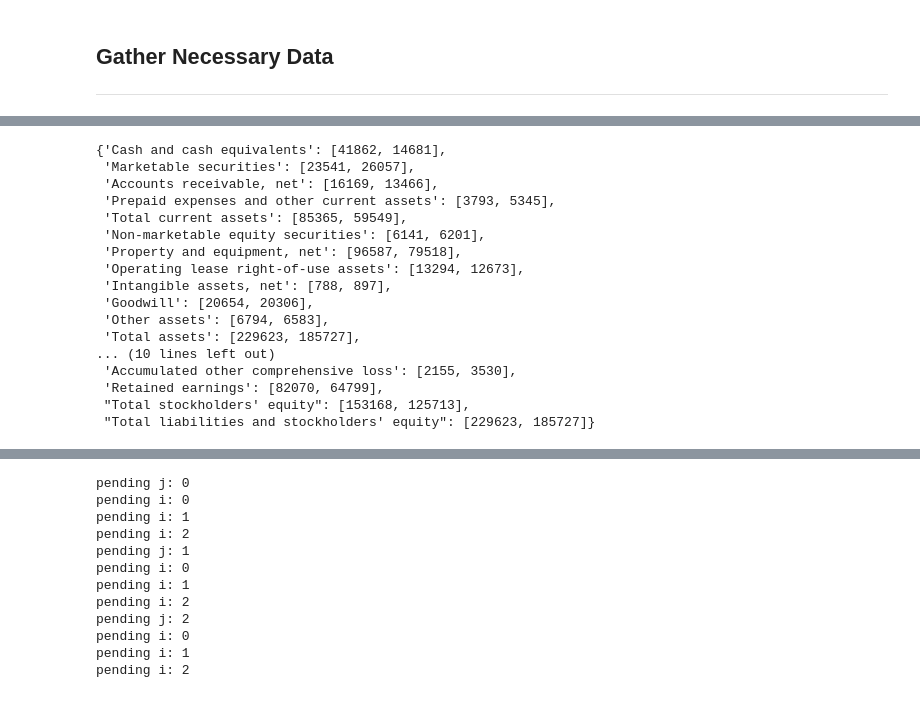
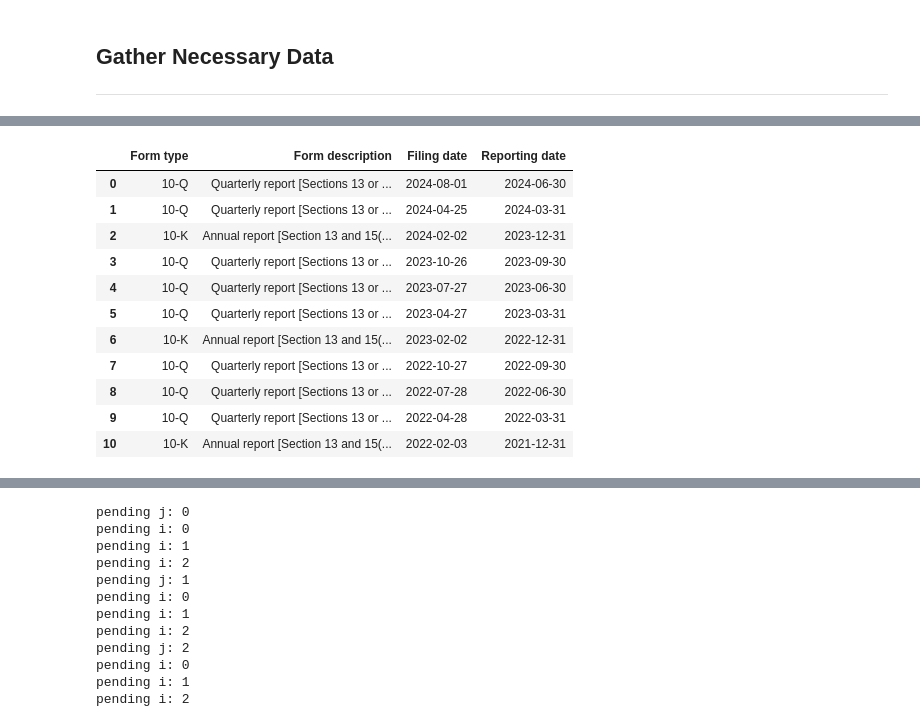
Before and after one commit to RPerron91/meta-analysis, a Jupyter notebook: meta_analysis.ipynb, the cells around one changed output, grey strips where cells are left out. Saved outputs shown, nothing was run; the diff lists cells and outputs as text; code cells hidden in the pictures.

```diff
--- a/meta_analysis.ipynb
+++ b/meta_analysis.ipynb
@@ -149 +233,17 @@ browser.visit(clean_url)
+# %%
+reports_df = getReportsList("meta")
+reports_df
+# %% [output]
+|  | Form type | Form description | Filing date | Reporting date |
+| 0 | 10-Q | Quarterly report [Sections 13 or ... | 2024-08-01 | 2024-06-30 |
+| 1 | 10-Q | Quarterly report [Sections 13 or ... | 2024-04-25 | 2024-03-31 |
+| 2 | 10-K | Annual report [Section 13 and 15(... | 2024-02-02 | 2023-12-31 |
+| 3 | 10-Q | Quarterly report [Sections 13 or ... | 2023-10-26 | 2023-09-30 |
+| 4 | 10-Q | Quarterly report [Sections 13 or ... | 2023-07-27 | 2023-06-30 |
+| 5 | 10-Q | Quarterly report [Sections 13 or ... | 2023-04-27 | 2023-03-31 |
+| 6 | 10-K | Annual report [Section 13 and 15(... | 2023-02-02 | 2022-12-31 |
+| 7 | 10-Q | Quarterly report [Sections 13 or ... | 2022-10-27 | 2022-09-30 |
+| 8 | 10-Q | Quarterly report [Sections 13 or ... | 2022-07-28 | 2022-06-30 |
+| 9 | 10-Q | Quarterly report [Sections 13 or ... | 2022-04-28 | 2022-03-31 |
+| 10 | 10-K | Annual report [Section 13 and 15(... | 2022-02-03 | 2021-12-31 |
 # %%
@@ -161,51 +254,0 @@ souped = souper(html, "html.parser")
-# %%
-find_string = souped.find("span", string=re.compile(table_texts[0]))
-table_div = find_string.parent.next_sibling.next_sibling
-table = table_div.find("table")
-trs = table.find_all("tr")
-cell_indexes = {8: [2,6], 6: [1,4]}
-appendable = {}
-for tr in trs:
-    tds = tr.find_all("td")
-    if type(tds) != "bool": # Filters boolean rows which wouldn't have a len property
-        ltds = len(tds)
-        if (ltds == 6) | (ltds == 8): # rows with numeric values have specific number of tags
-            for i in range(len(tds)):
-                try: # converting values to integers only works on cells with numeric values
-                    if i == 0:
-                        title = tds[i].text # Row label always in first row in these tables
-                        appendable[title] = []
-                    if i in cell_indexes[ltds]:
-                        amount = tds[i].text
-                        amount = amount.split("\xa0")[0]
-                        if amount[0] == "(":
-                            amount = amount[1:-1]
-                        amounts = amount.split(",")
-                        amount = int("".join(amounts))
-                        appendable[title] += [amount]
-                except: # skip rows that don't contain relevant numeric data
-                    try:
-                        del appendable[title]
-                    except:
-                        continue
-                    continue
-
-appendable
-# %% [output]
-{'Cash and cash equivalents': [41862, 14681],
- 'Marketable securities': [23541, 26057],
- 'Accounts receivable, net': [16169, 13466],
- 'Prepaid expenses and other current assets': [3793, 5345],
- 'Total current assets': [85365, 59549],
- 'Non-marketable equity securities': [6141, 6201],
- 'Property and equipment, net': [96587, 79518],
- 'Operating lease right-of-use assets': [13294, 12673],
- 'Intangible assets, net': [788, 897],
- 'Goodwill': [20654, 20306],
- 'Other assets': [6794, 6583],
- 'Total assets': [229623, 185727],
-... (10 lines left out)
- 'Accumulated other comprehensive loss': [2155, 3530],
- 'Retained earnings': [82070, 64799],
- "Total stockholders' equity": [153168, 125713],
- "Total liabilities and stockholders' equity": [229623, 185727]}
```
Also changed, not shown: parts of 14 cells of this notebook.
